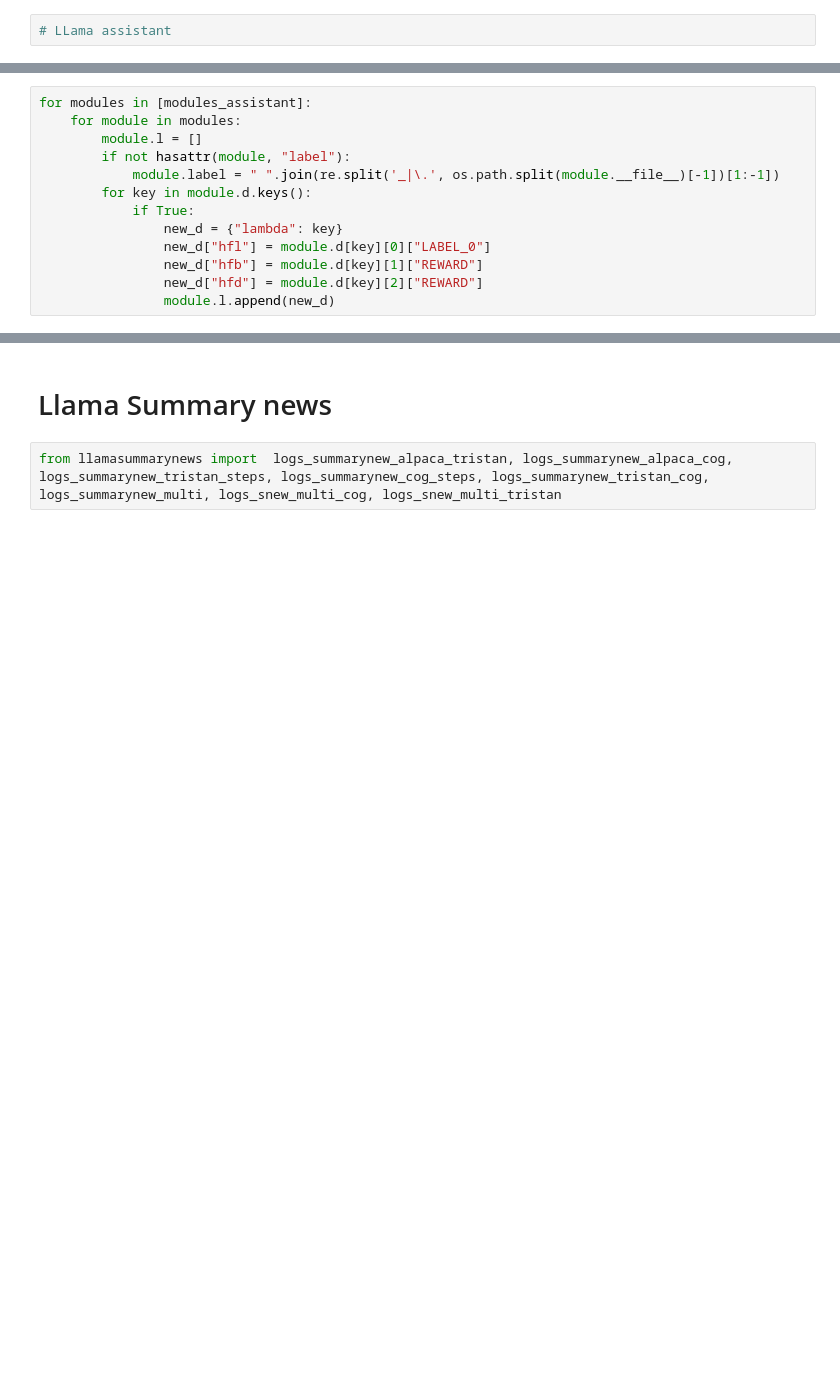
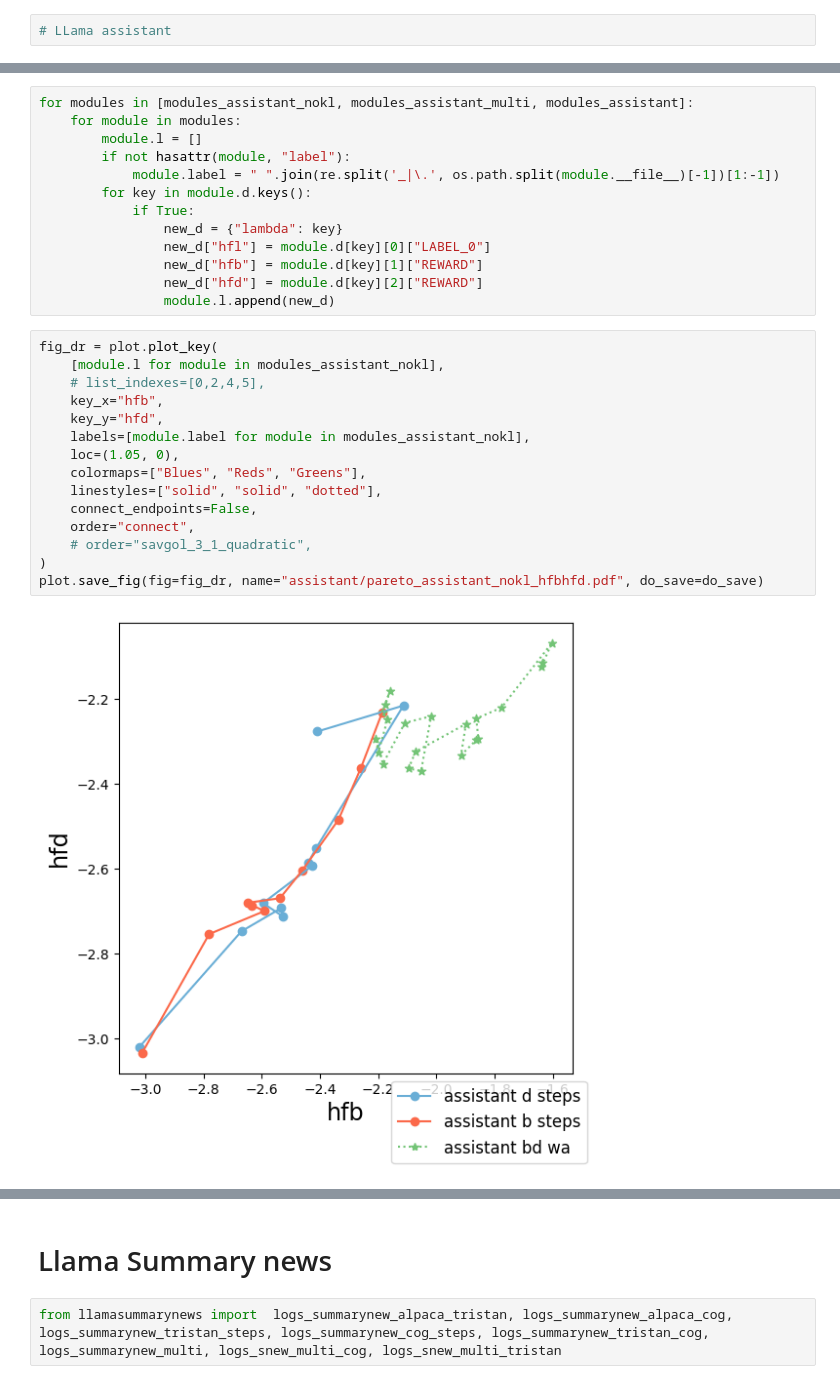
Before and after one commit to alexrame/domainbedv2, a Jupyter notebook: notebooks/rl/nlp/plot_rl.ipynb, the cells around one changed output, grey strips where cells are left out. Saved outputs shown, nothing was run; the diff lists cells and outputs as text; blank space fills up the shorter version.

```diff
--- a/notebooks/rl/nlp/plot_rl.ipynb
+++ b/notebooks/rl/nlp/plot_rl.ipynb
@@ -120,5 +141,5 @@ modules_assistant = [
 # %%
-for modules in [modules_assistant]:
+for modules in [modules_assistant_nokl, modules_assistant_multi, modules_assistant]:
     for module in modules:
         module.l = []
         if not hasattr(module, "label"):
@@ -130,3 +151,20 @@ for modules in [modules_assistant]:
                 new_d["hfb"] = module.d[key][1]["REWARD"]
                 new_d["hfd"] = module.d[key][2]["REWARD"]
                 module.l.append(new_d)
+# %%
+fig_dr = plot.plot_key(
+    [module.l for module in modules_assistant_nokl],
+    # list_indexes=[0,2,4,5],
+    key_x="hfb",
+    key_y="hfd",
+    labels=[module.label for module in modules_assistant_nokl],
+    loc=(1.05, 0),
+    colormaps=["Blues", "Reds", "Greens"],
+    linestyles=["solid", "solid", "dotted"],
+    connect_endpoints=False,
+    order="connect",
+    # order="savgol_3_1_quadratic",
+)
+plot.save_fig(fig=fig_dr, name="assistant/pareto_assistant_nokl_hfbhfd.pdf", do_save=do_save)
+# %% [output]
+[figure, added]
```
Also changed, not shown: parts of 13 cells of this notebook, 6 other files.
